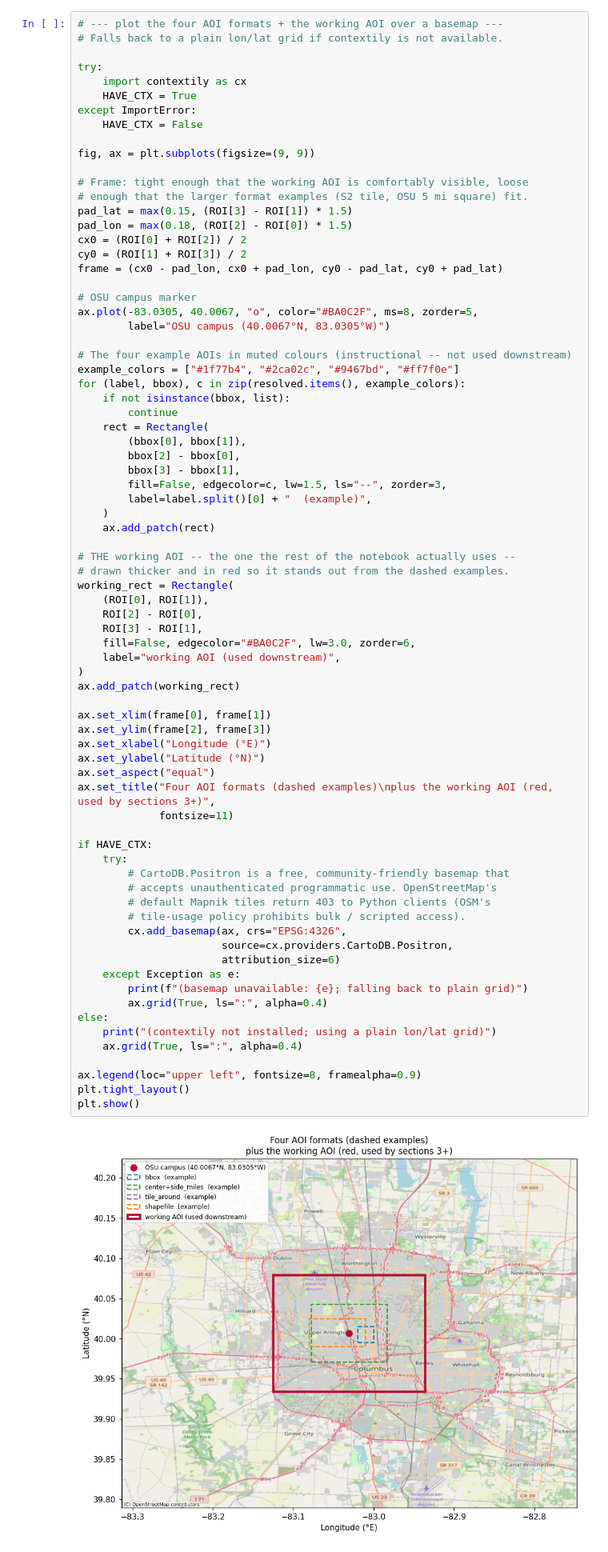
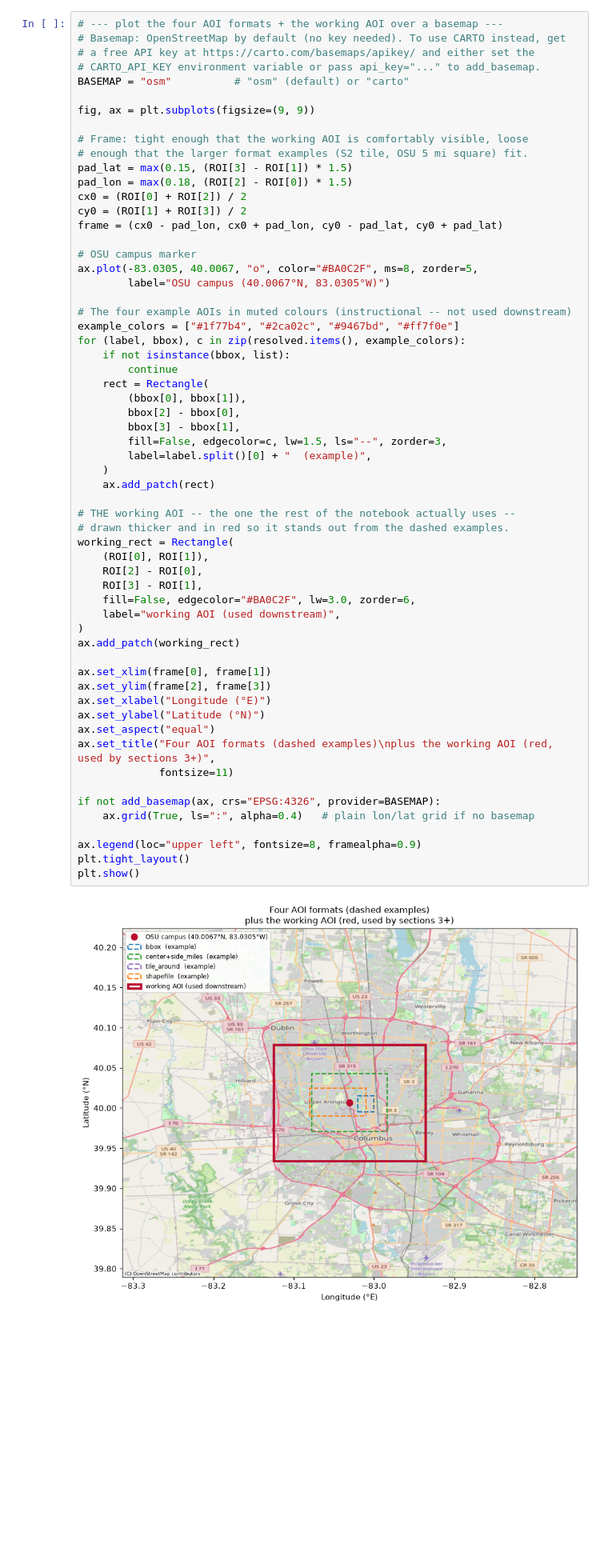
Before and after one commit to buckai-observatory/geoai-datacubes, a Jupyter notebook: notebooks/00_geoai_datacubes_tour.ipynb, the cells around one changed output. Shown at 80% size. Saved outputs shown, nothing was run; the diff lists cells and outputs as text; blank space fills up the shorter version.

```diff
--- a/notebooks/00_geoai_datacubes_tour.ipynb
+++ b/notebooks/00_geoai_datacubes_tour.ipynb
@@ -429,13 +441,10 @@ tile_around     (example: native S2 MGRS tile @ OSU)  [-83.3647, 39.6382,-82.051
 shapefile       (example: 1-feature GeoJSON, bbox used)  [-83.0800, 39.9900,-83.0100, 40.0250]  (2.4 mi / 3.9 km tall)
 # %%
 # --- plot the four AOI formats + the working AOI over a basemap ---
-# Falls back to a plain lon/lat grid if contextily is not available.
-
-try:
-    import contextily as cx
-    HAVE_CTX = True
-except ImportError:
-    HAVE_CTX = False
+# Basemap: OpenStreetMap by default (no key needed). To use CARTO instead, get
+# a free API key at https://carto.com/basemaps/apikey/ and either set the
+# CARTO_API_KEY environment variable or pass api_key="..." to add_basemap.
+BASEMAP = "osm"          # "osm" (default) or "carto"
 
 fig, ax = plt.subplots(figsize=(9, 9))
 
@@ -462,49 +471,36 @@ for (label, bbox), c in zip(resolved.items(), example_colors):
         bbox[3] - bbox[1],
         fill=False, edgecolor=c, lw=1.5, ls="--", zorder=3,
         label=label.split()[0] + "  (example)",
     )
     ax.add_patch(rect)
 
 # THE working AOI -- the one the rest of the notebook actually uses --
 # drawn thicker and in red so it stands out from the dashed examples.
 working_rect = Rectangle(
     (ROI[0], ROI[1]),
     ROI[2] - ROI[0],
     ROI[3] - ROI[1],
     fill=False, edgecolor="#BA0C2F", lw=3.0, zorder=6,
     label="working AOI (used downstream)",
 )
 ax.add_patch(working_rect)
 
 ax.set_xlim(frame[0], frame[1])
 ax.set_ylim(frame[2], frame[3])
 ax.set_xlabel("Longitude (°E)")
 ax.set_ylabel("Latitude (°N)")
 ax.set_aspect("equal")
 ax.set_title("Four AOI formats (dashed examples)\nplus the working AOI (red, used by sections 3+)",
              fontsize=11)
 
-if HAVE_CTX:
-    try:
-        # CartoDB.Positron is a free, community-friendly basemap that
-        # accepts unauthenticated programmatic use. OpenStreetMap's
-        # default Mapnik tiles return 403 to Python clients (OSM's
-        # tile-usage policy prohibits bulk / scripted access).
-        cx.add_basemap(ax, crs="EPSG:4326",
-                       source=cx.providers.CartoDB.Positron,
-                       attribution_size=6)
-    except Exception as e:
-        print(f"(basemap unavailable: {e}; falling back to plain grid)")
-        ax.grid(True, ls=":", alpha=0.4)
-else:
-    print("(contextily not installed; using a plain lon/lat grid)")
-    ax.grid(True, ls=":", alpha=0.4)
+if not add_basemap(ax, crs="EPSG:4326", provider=BASEMAP):
+    ax.grid(True, ls=":", alpha=0.4)   # plain lon/lat grid if no basemap
 
 ax.legend(loc="upper left", fontsize=8, framealpha=0.9)
 plt.tight_layout()
 plt.show()
 # %% [output]
-[figure, old version]
+[figure, new version]
 # %% [markdown]
 The figure makes the trade-offs concrete:
 
```
Also changed, not shown: parts of 19 cells of this notebook, 19 other files.
